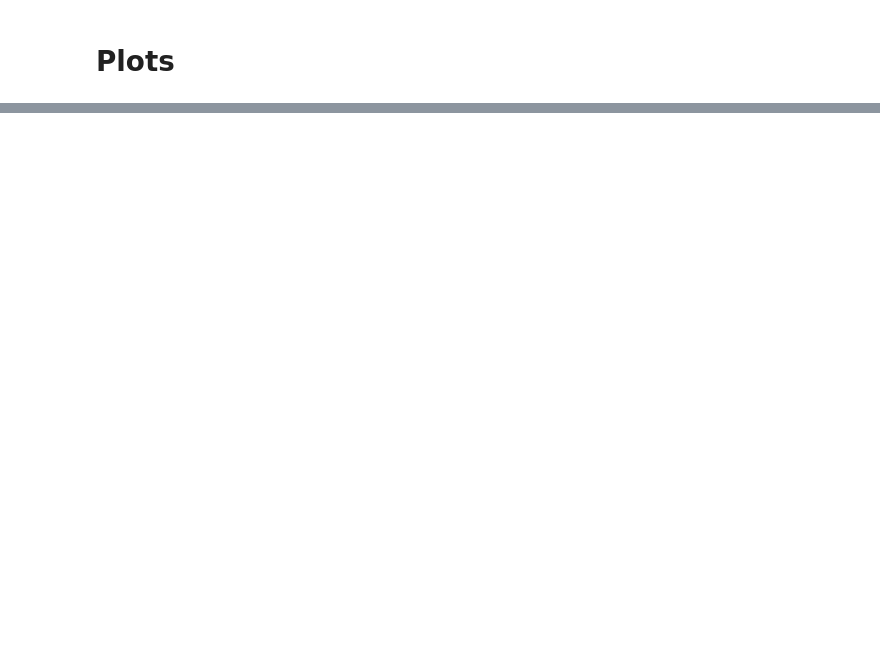
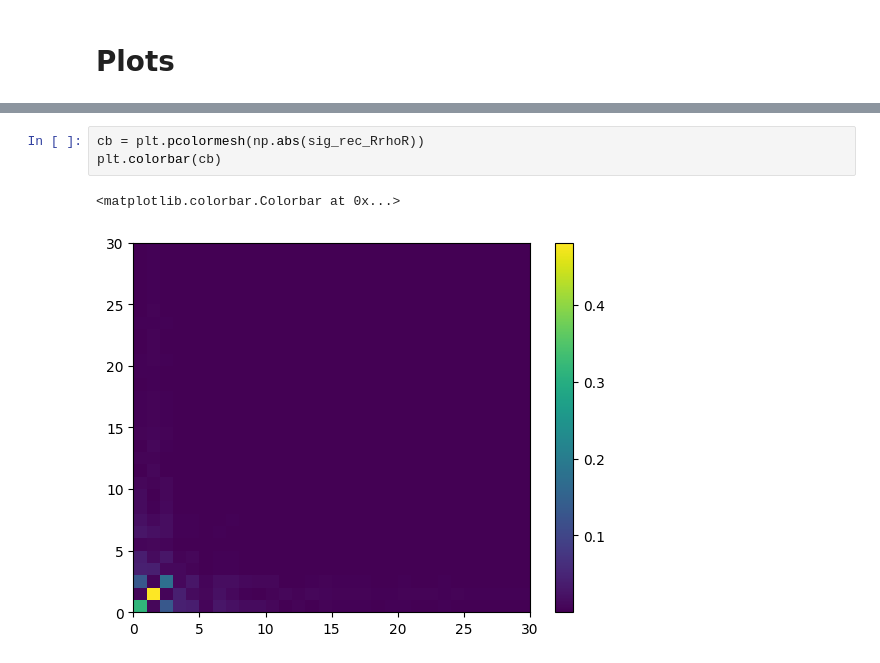
Before and after one commit to dlabranc/StateTomography, a Jupyter notebook: Notebooks/ExampleTomography.ipynb, the cells around one changed output, grey strips where cells are left out. Saved outputs shown, nothing was run; the diff lists cells and outputs as text; blank space fills up the shorter version.

```diff
--- a/Notebooks/ExampleTomography.ipynb
+++ b/Notebooks/ExampleTomography.ipynb
@@ -193,0 +204,6 @@ ax.set_aspect('equal', adjustable='box')
+# %%
+cb = plt.pcolormesh(np.abs(sig_rec_RrhoR))
+plt.colorbar(cb)
+# %% [output]
+<matplotlib.colorbar.Colorbar at 0x...>
+[figure, added]
```
Also changed, not shown: parts of 7 cells of this notebook, 1 other file.
